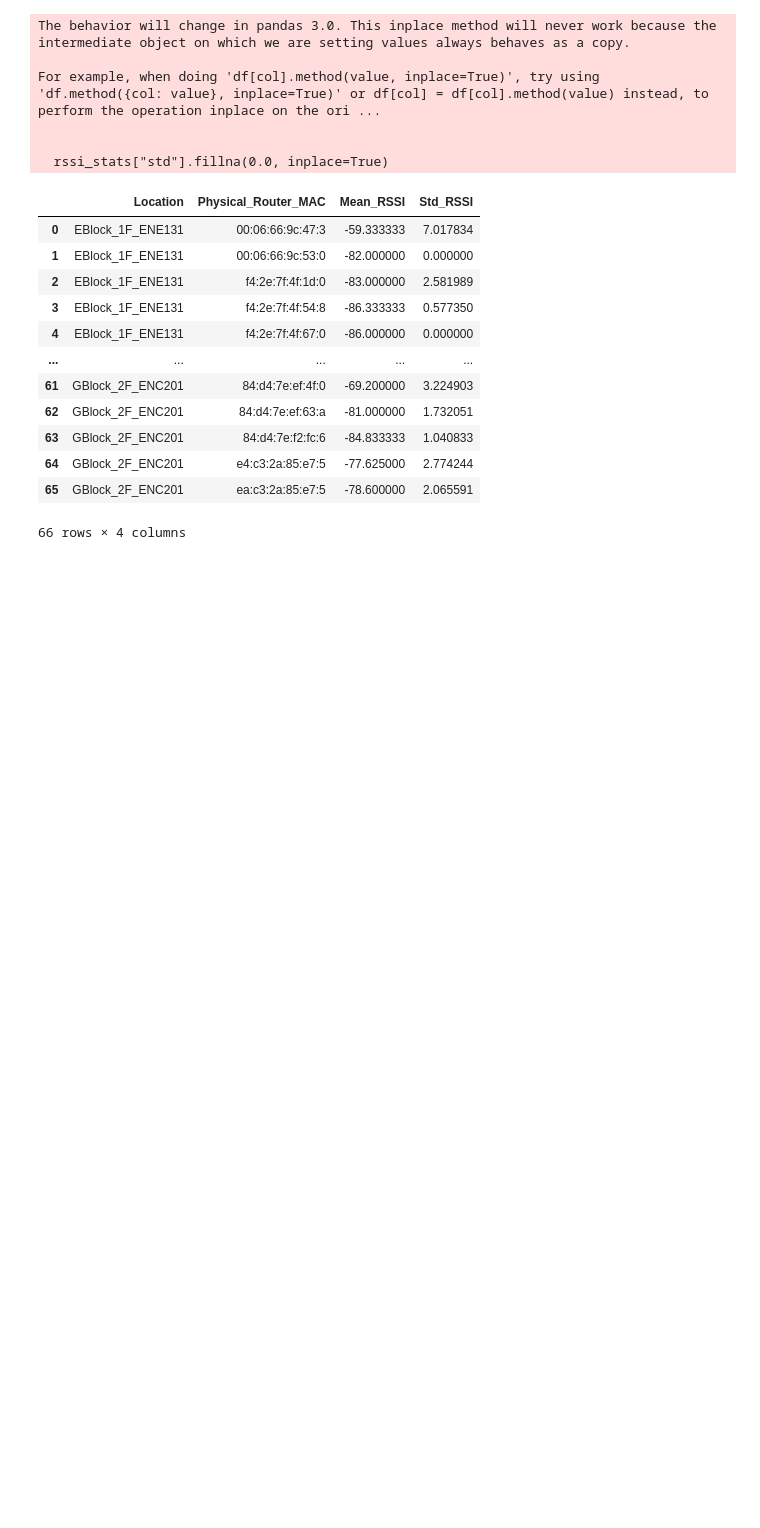
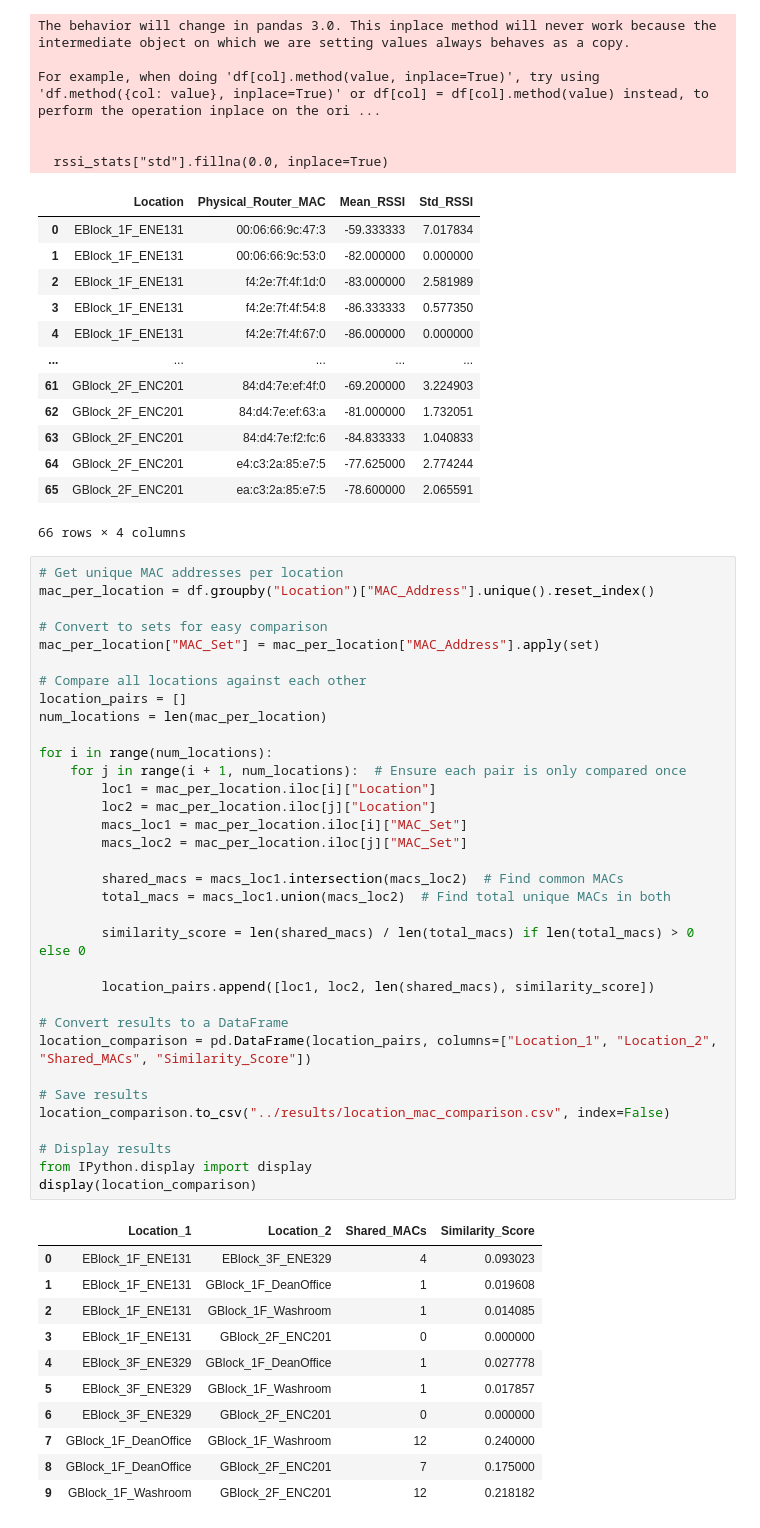
Before and after one commit to channyeinaung-CNA/WiFi_Analysis_Project, a Jupyter notebook: notebooks/WiFi_Data_Analysis.ipynb, the cells around one changed output. Saved outputs shown, nothing was run; the diff lists cells and outputs as text; blank space fills up the shorter version.

```diff
--- a/notebooks/WiFi_Data_Analysis.ipynb
+++ b/notebooks/WiFi_Data_Analysis.ipynb
@@ -195,3 +195,49 @@ For example, when doing 'df[col].method(value, inplace=True)', try using 'df.met
 | 64 | GBlock_2F_ENC201 | e4:c3:2a:85:e7:5 | -77.625000 | 2.774244 |
 | 65 | GBlock_2F_ENC201 | ea:c3:2a:85:e7:5 | -78.600000 | 2.065591 |
 66 rows × 4 columns
+# %%
+# Get unique MAC addresses per location
+mac_per_location = df.groupby("Location")["MAC_Address"].unique().reset_index()
+
+# Convert to sets for easy comparison
+mac_per_location["MAC_Set"] = mac_per_location["MAC_Address"].apply(set)
+
+# Compare all locations against each other
+location_pairs = []
+num_locations = len(mac_per_location)
+
+for i in range(num_locations):
+    for j in range(i + 1, num_locations):  # Ensure each pair is only compared once
+        loc1 = mac_per_location.iloc[i]["Location"]
+        loc2 = mac_per_location.iloc[j]["Location"]
+        macs_loc1 = mac_per_location.iloc[i]["MAC_Set"]
+        macs_loc2 = mac_per_location.iloc[j]["MAC_Set"]
+
+        shared_macs = macs_loc1.intersection(macs_loc2)  # Find common MACs
+        total_macs = macs_loc1.union(macs_loc2)  # Find total unique MACs in both
+
+        similarity_score = len(shared_macs) / len(total_macs) if len(total_macs) > 0 else 0
+
+        location_pairs.append([loc1, loc2, len(shared_macs), similarity_score])
+
+# Convert results to a DataFrame
+location_comparison = pd.DataFrame(location_pairs, columns=["Location_1", "Location_2", "Shared_MACs", "Similarity_Score"])
+
+# Save results
+location_comparison.to_csv("../results/location_mac_comparison.csv", index=False)
+
+# Display results
+from IPython.display import display
+display(location_comparison)
+# %% [output]
+|  | Location_1 | Location_2 | Shared_MACs | Similarity_Score |
+| 0 | EBlock_1F_ENE131 | EBlock_3F_ENE329 | 4 | 0.093023 |
+| 1 | EBlock_1F_ENE131 | GBlock_1F_DeanOffice | 1 | 0.019608 |
+| 2 | EBlock_1F_ENE131 | GBlock_1F_Washroom | 1 | 0.014085 |
+| 3 | EBlock_1F_ENE131 | GBlock_2F_ENC201 | 0 | 0.000000 |
+| 4 | EBlock_3F_ENE329 | GBlock_1F_DeanOffice | 1 | 0.027778 |
+| 5 | EBlock_3F_ENE329 | GBlock_1F_Washroom | 1 | 0.017857 |
+| 6 | EBlock_3F_ENE329 | GBlock_2F_ENC201 | 0 | 0.000000 |
+| 7 | GBlock_1F_DeanOffice | GBlock_1F_Washroom | 12 | 0.240000 |
+| 8 | GBlock_1F_DeanOffice | GBlock_2F_ENC201 | 7 | 0.175000 |
+| 9 | GBlock_1F_Washroom | GBlock_2F_ENC201 | 12 | 0.218182 |
```
Also changed, not shown: parts of 1 cell of this notebook, 1 other file.
